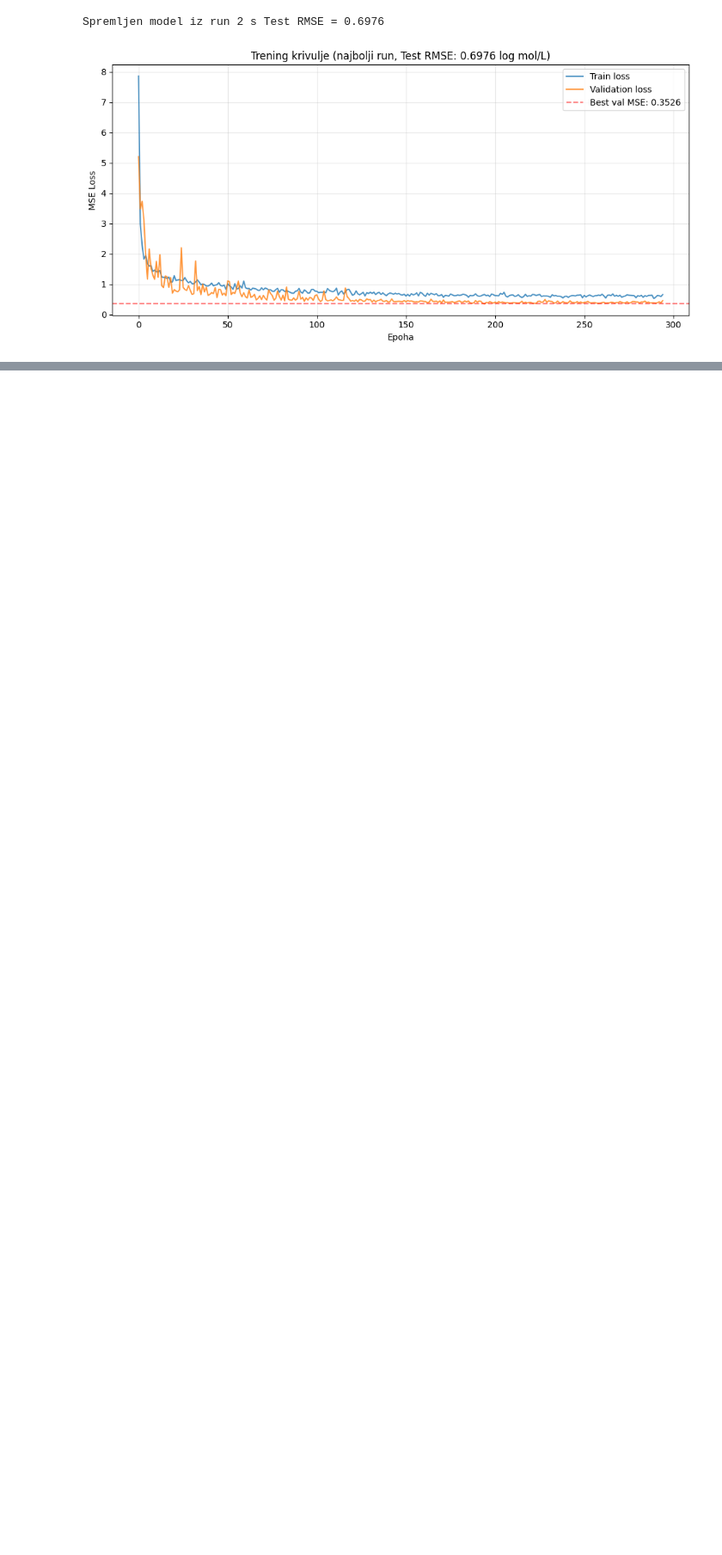
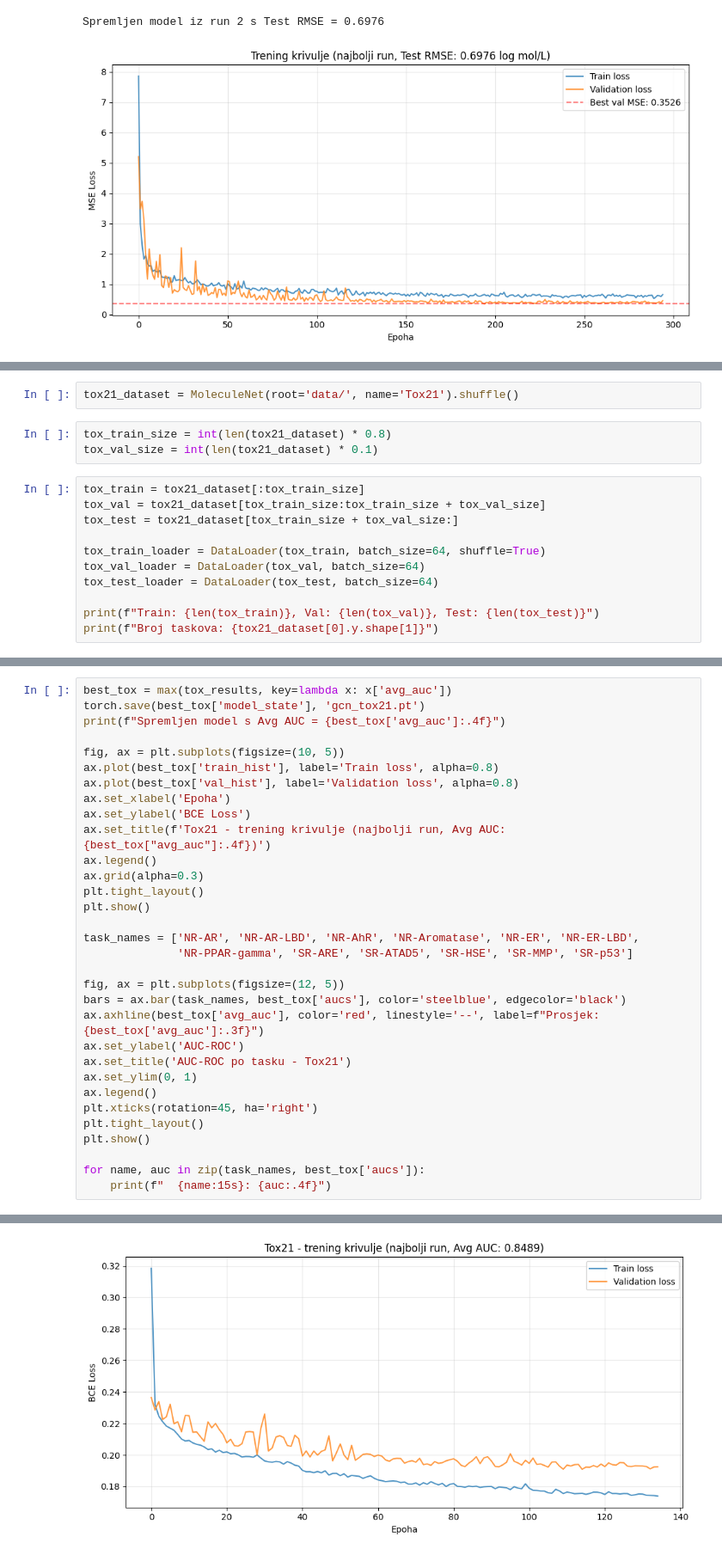
Before and after one commit to AntonioBrkovic01/gnn-molecular-properties, a Jupyter notebook: backend/notebooks/03_model_training.ipynb, the cells around one changed output, grey strips where cells are left out. Shown at 86% size. Saved outputs shown, nothing was run; the diff lists cells and outputs as text; blank space fills up the shorter version.

Commit message:
model2

```diff
--- a/backend/notebooks/03_model_training.ipynb
+++ b/backend/notebooks/03_model_training.ipynb
@@ -235,0 +240,16 @@ Spremljen model iz run 2 s Test RMSE = 0.6976
+# %%
+tox21_dataset = MoleculeNet(root='data/', name='Tox21').shuffle()
+# %%
+tox_train_size = int(len(tox21_dataset) * 0.8)
+tox_val_size = int(len(tox21_dataset) * 0.1)
+# %%
+tox_train = tox21_dataset[:tox_train_size]
+tox_val = tox21_dataset[tox_train_size:tox_train_size + tox_val_size]
+tox_test = tox21_dataset[tox_train_size + tox_val_size:]
+
+tox_train_loader = DataLoader(tox_train, batch_size=64, shuffle=True)
+tox_val_loader = DataLoader(tox_val, batch_size=64)
+tox_test_loader = DataLoader(tox_test, batch_size=64)
+
+print(f"Train: {len(tox_train)}, Val: {len(tox_val)}, Test: {len(tox_test)}")
+print(f"Broj taskova: {tox21_dataset[0].y.shape[1]}")
@@ -235,0 +436,33 @@ Spremljen model iz run 2 s Test RMSE = 0.6976
+# %%
+best_tox = max(tox_results, key=lambda x: x['avg_auc'])
+torch.save(best_tox['model_state'], 'gcn_tox21.pt')
+print(f"Spremljen model s Avg AUC = {best_tox['avg_auc']:.4f}")
+
+fig, ax = plt.subplots(figsize=(10, 5))
+ax.plot(best_tox['train_hist'], label='Train loss', alpha=0.8)
+ax.plot(best_tox['val_hist'], label='Validation loss', alpha=0.8)
+ax.set_xlabel('Epoha')
+ax.set_ylabel('BCE Loss')
+ax.set_title(f'Tox21 - trening krivulje (najbolji run, Avg AUC: {best_tox["avg_auc"]:.4f})')
+ax.legend()
+ax.grid(alpha=0.3)
+plt.tight_layout()
+plt.show()
+
+task_names = ['NR-AR', 'NR-AR-LBD', 'NR-AhR', 'NR-Aromatase', 'NR-ER', 'NR-ER-LBD',
+              'NR-PPAR-gamma', 'SR-ARE', 'SR-ATAD5', 'SR-HSE', 'SR-MMP', 'SR-p53']
+
+fig, ax = plt.subplots(figsize=(12, 5))
+bars = ax.bar(task_names, best_tox['aucs'], color='steelblue', edgecolor='black')
+ax.axhline(best_tox['avg_auc'], color='red', linestyle='--', label=f"Prosjek: {best_tox['avg_auc']:.3f}")
+ax.set_ylabel('AUC-ROC')
+ax.set_title('AUC-ROC po tasku - Tox21')
+ax.set_ylim(0, 1)
+ax.legend()
+plt.xticks(rotation=45, ha='right')
+plt.tight_layout()
+plt.show()
+
+for name, auc in zip(task_names, best_tox['aucs']):
+    print(f"  {name:15s}: {auc:.4f}")
+# %% [output]
@@ -235,0 +470 @@ Spremljen model iz run 2 s Test RMSE = 0.6976
+[figure, added]
```
Also changed, not shown: parts of 9 cells of this notebook.
